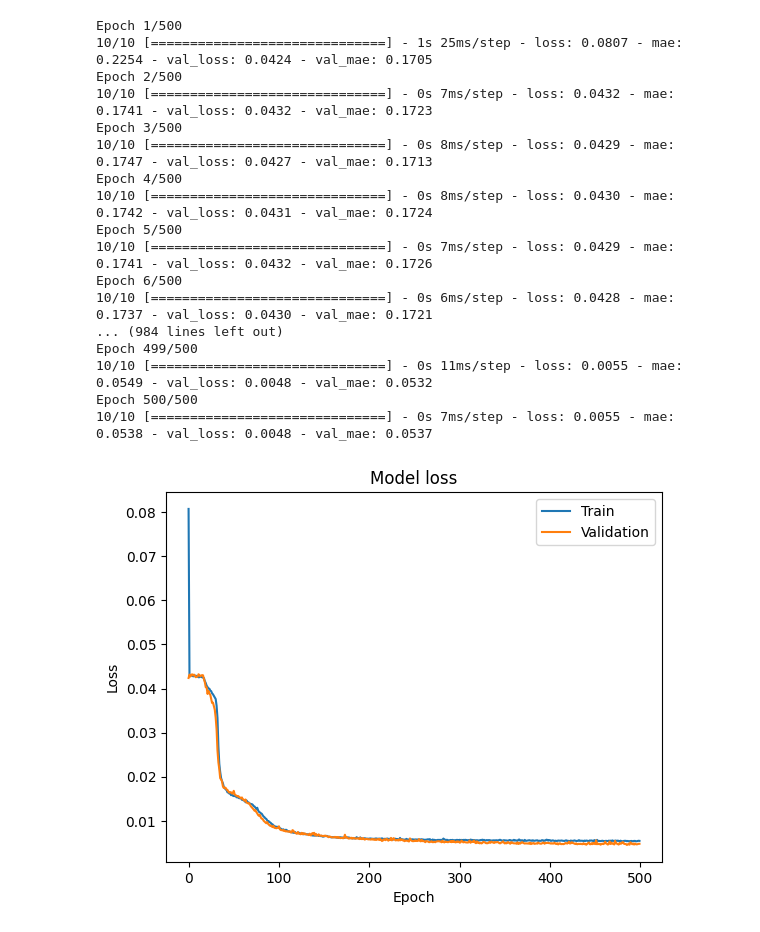
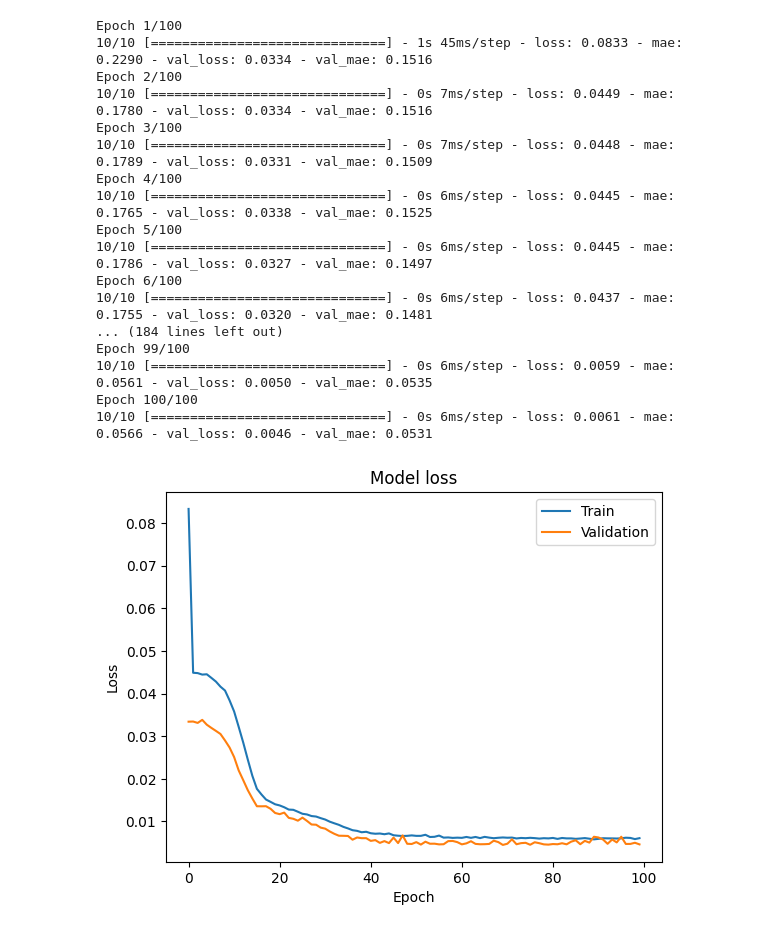
Before and after one commit to danielDiezURV/A1_Back_Propagation, a Jupyter notebook: TF_BP-A1-car-mpg.ipynb, the cells around one changed output. Cells and saved outputs as stored; diff of their text form; code cells hidden in the pictures.

```diff
--- a/TF_BP-A1-car-mpg.ipynb
+++ b/TF_BP-A1-car-mpg.ipynb
@@ -29,47 +29,46 @@ y_scaled = scaler.fit_transform(y)
 x_train, x_test, y_train, y_test = train_test_split(x_scaled, y_scaled, test_size=0.20, shuffle=True)
 # %%
 # Part 2: Implementation of NN
-import tensorflow as tf
+from tensorflow import keras as keras
 from matplotlib import pyplot as plt
 
-model = tf.keras.models.Sequential([
-    tf.keras.layers.Dense(4, input_shape=(x_train.shape[1],) ,activation='relu'),
-    tf.keras.layers.Dense(5, activation='relu'),
-    tf.keras.layers.Dense(3, activation='relu'),
-    tf.keras.layers.Dense(1)
+model = keras.models.Sequential([
+    keras.layers.Dense(4, input_shape=(x_train.shape[1],) ,activation='relu'),
+    keras.layers.Dense(5, activation='relu'),
+    keras.layers.Dense(3, activation='relu'),
+    keras.layers.Dense(1)
 ])
-optimizer = tf.keras.optimizers.SGD(learning_rate=0.1, momentum=0.2)
+optimizer = keras.optimizers.SGD(learning_rate=0.1, momentum=0.5)
 model.compile(loss='mse', metrics=['mae'],optimizer=optimizer)
-history = model.fit(x_train, y_train, epochs=500, validation_data=(x_test, y_test))
-
+history = model.fit(x_train, y_train, epochs=100, validation_data=(x_test, y_test))
 
 # Plot training & validation loss values
 plt.plot(history.history['loss'])
 plt.plot(history.history['val_loss'])
 plt.title('Model loss')
 plt.ylabel('Loss')
 plt.xlabel('Epoch')
 plt.legend(['Train', 'Validation'], loc='upper right')
 plt.show()
 # %% [output]
-Epoch 1/500
-10/10 [==============================] - 1s 25ms/step - loss: 0.0807 - mae: 0.2254 - val_loss: 0.0424 - val_mae: 0.1705
-Epoch 2/500
-10/10 [==============================] - 0s 7ms/step - loss: 0.0432 - mae: 0.1741 - val_loss: 0.0432 - val_mae: 0.1723
-Epoch 3/500
-10/10 [==============================] - 0s 8ms/step - loss: 0.0429 - mae: 0.1747 - val_loss: 0.0427 - val_mae: 0.1713
-Epoch 4/500
-10/10 [==============================] - 0s 8ms/step - loss: 0.0430 - mae: 0.1742 - val_loss: 0.0431 - val_mae: 0.1724
-Epoch 5/500
-10/10 [==============================] - 0s 7ms/step - loss: 0.0429 - mae: 0.1741 - val_loss: 0.0432 - val_mae: 0.1726
-Epoch 6/500
-10/10 [==============================] - 0s 6ms/step - loss: 0.0428 - mae: 0.1737 - val_loss: 0.0430 - val_mae: 0.1721
-... (984 lines left out)
-Epoch 499/500
-10/10 [==============================] - 0s 11ms/step - loss: 0.0055 - mae: 0.0549 - val_loss: 0.0048 - val_mae: 0.0532
-Epoch 500/500
-10/10 [==============================] - 0s 7ms/step - loss: 0.0055 - mae: 0.0538 - val_loss: 0.0048 - val_mae: 0.0537
+Epoch 1/100
+10/10 [==============================] - 1s 45ms/step - loss: 0.0833 - mae: 0.2290 - val_loss: 0.0334 - val_mae: 0.1516
+Epoch 2/100
+10/10 [==============================] - 0s 7ms/step - loss: 0.0449 - mae: 0.1780 - val_loss: 0.0334 - val_mae: 0.1516
+Epoch 3/100
+10/10 [==============================] - 0s 7ms/step - loss: 0.0448 - mae: 0.1789 - val_loss: 0.0331 - val_mae: 0.1509
+Epoch 4/100
+10/10 [==============================] - 0s 6ms/step - loss: 0.0445 - mae: 0.1765 - val_loss: 0.0338 - val_mae: 0.1525
+Epoch 5/100
+10/10 [==============================] - 0s 6ms/step - loss: 0.0445 - mae: 0.1786 - val_loss: 0.0327 - val_mae: 0.1497
+Epoch 6/100
+10/10 [==============================] - 0s 6ms/step - loss: 0.0437 - mae: 0.1755 - val_loss: 0.0320 - val_mae: 0.1481
+... (184 lines left out)
+Epoch 99/100
+10/10 [==============================] - 0s 6ms/step - loss: 0.0059 - mae: 0.0561 - val_loss: 0.0050 - val_mae: 0.0535
+Epoch 100/100
+10/10 [==============================] - 0s 6ms/step - loss: 0.0061 - mae: 0.0566 - val_loss: 0.0046 - val_mae: 0.0531
-[figure, old version]
+[figure, new version]
 # %%
 from sklearn.metrics import *
 from matplotlib import pyplot as plt
```
Also changed, not shown: parts of 1 cell of this notebook, 5 other files.
